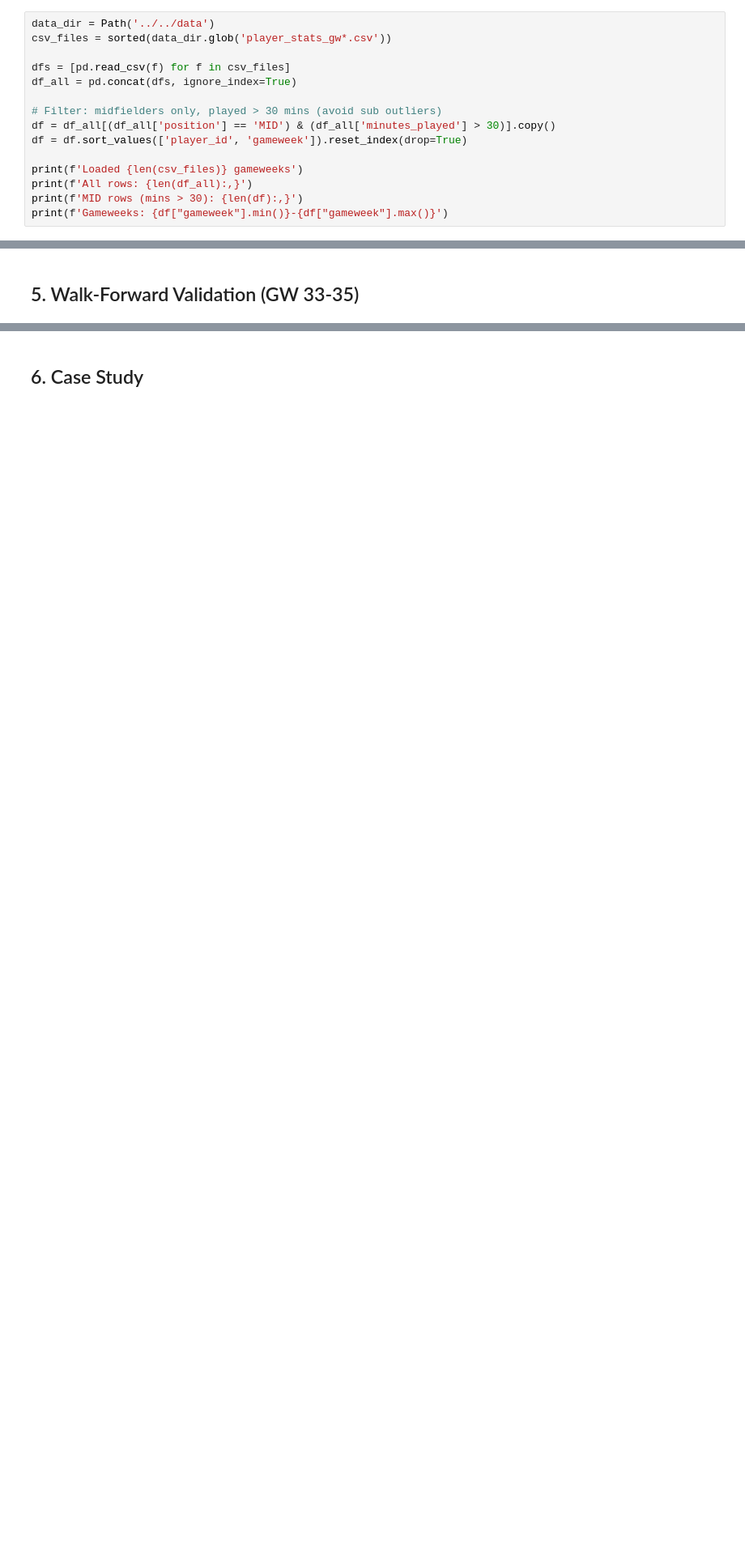
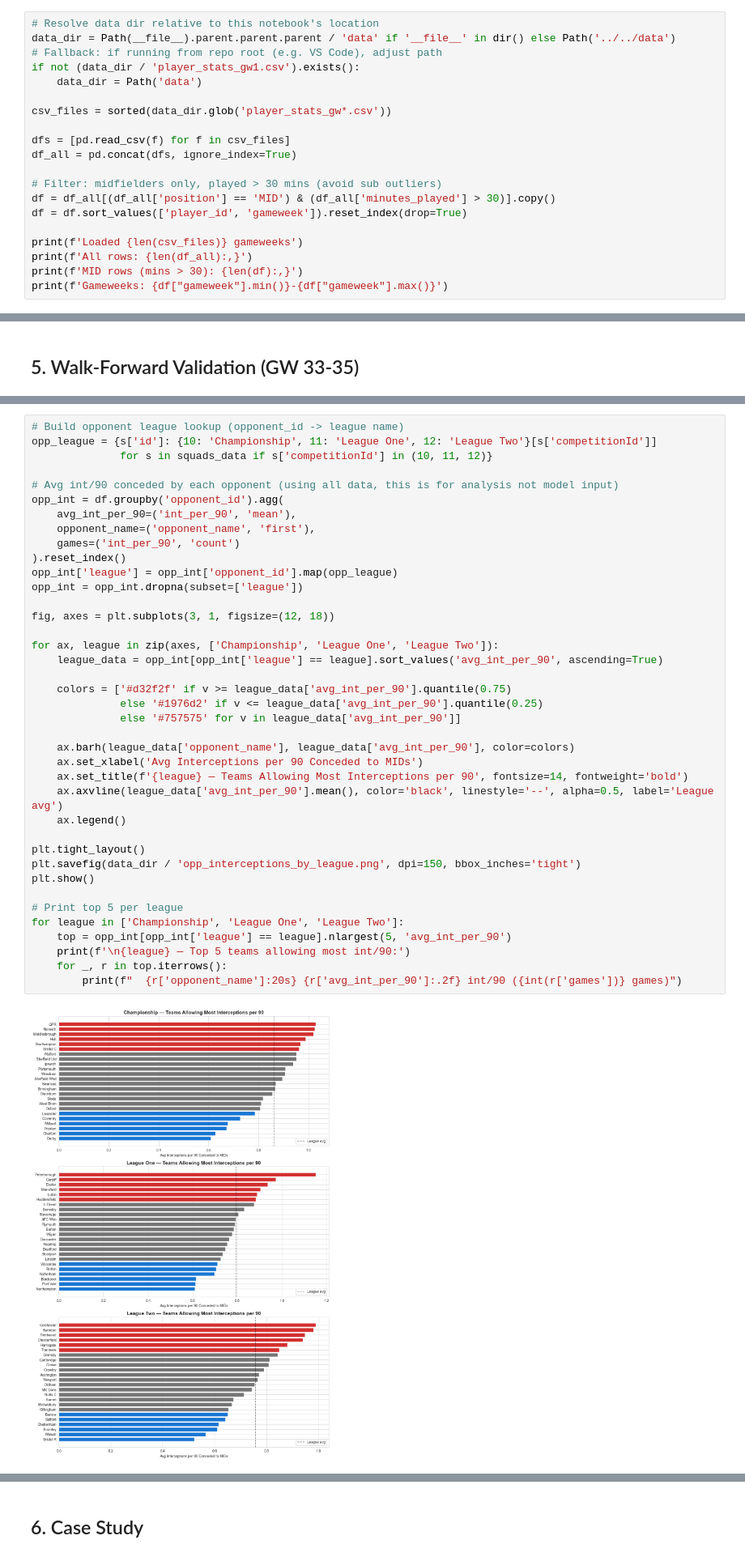
Before and after one commit to JackD141/efl-site, a Jupyter notebook: ml/midfielder/interceptions.ipynb, the cells around one changed output, grey strips where cells are left out. Shown at 81% size. Drawn from its saved outputs; the diff is of its cells as text; blank space fills up the shorter version.

```diff
--- a/ml/midfielder/interceptions.ipynb
+++ b/ml/midfielder/interceptions.ipynb
@@ -23,7 +25,12 @@ print('Imports OK')
 # %% [markdown]
 ## 1. Load Data
 # %%
-data_dir = Path('../../data')
+# Resolve data dir relative to this notebook's location
+data_dir = Path(__file__).parent.parent.parent / 'data' if '__file__' in dir() else Path('../../data')
+# Fallback: if running from repo root (e.g. VS Code), adjust path
+if not (data_dir / 'player_stats_gw1.csv').exists():
+    data_dir = Path('data')
+
 csv_files = sorted(data_dir.glob('player_stats_gw*.csv'))
 
 dfs = [pd.read_csv(f) for f in csv_files]
@@ -133,0 +200,41 @@ print(f'  {"intercept":25s} {model.intercept_:+.4f}')
+# %%
+# Build opponent league lookup (opponent_id -> league name)
+opp_league = {s['id']: {10: 'Championship', 11: 'League One', 12: 'League Two'}[s['competitionId']]
+              for s in squads_data if s['competitionId'] in (10, 11, 12)}
+
+# Avg int/90 conceded by each opponent (using all data, this is for analysis not model input)
+opp_int = df.groupby('opponent_id').agg(
+    avg_int_per_90=('int_per_90', 'mean'),
+    opponent_name=('opponent_name', 'first'),
+    games=('int_per_90', 'count')
+).reset_index()
+opp_int['league'] = opp_int['opponent_id'].map(opp_league)
+opp_int = opp_int.dropna(subset=['league'])
+
+fig, axes = plt.subplots(3, 1, figsize=(12, 18))
+
+for ax, league in zip(axes, ['Championship', 'League One', 'League Two']):
+    league_data = opp_int[opp_int['league'] == league].sort_values('avg_int_per_90', ascending=True)
+
+    colors = ['#d32f2f' if v >= league_data['avg_int_per_90'].quantile(0.75)
+              else '#1976d2' if v <= league_data['avg_int_per_90'].quantile(0.25)
+              else '#757575' for v in league_data['avg_int_per_90']]
+
+    ax.barh(league_data['opponent_name'], league_data['avg_int_per_90'], color=colors)
+    ax.set_xlabel('Avg Interceptions per 90 Conceded to MIDs')
+    ax.set_title(f'{league} — Teams Allowing Most Interceptions per 90', fontsize=14, fontweight='bold')
+    ax.axvline(league_data['avg_int_per_90'].mean(), color='black', linestyle='--', alpha=0.5, label='League avg')
+    ax.legend()
+
+plt.tight_layout()
+plt.savefig(data_dir / 'opp_interceptions_by_league.png', dpi=150, bbox_inches='tight')
+plt.show()
+
+# Print top 5 per league
+for league in ['Championship', 'League One', 'League Two']:
+    top = opp_int[opp_int['league'] == league].nlargest(5, 'avg_int_per_90')
+    print(f'\n{league} — Top 5 teams allowing most int/90:')
+    for _, r in top.iterrows():
+        print(f"  {r['opponent_name']:20s} {r['avg_int_per_90']:.2f} int/90 ({int(r['games'])} games)")
+# %% [output]
+[figure, added]
```
Also changed, not shown: parts of 10 cells of this notebook, 1 other file.
